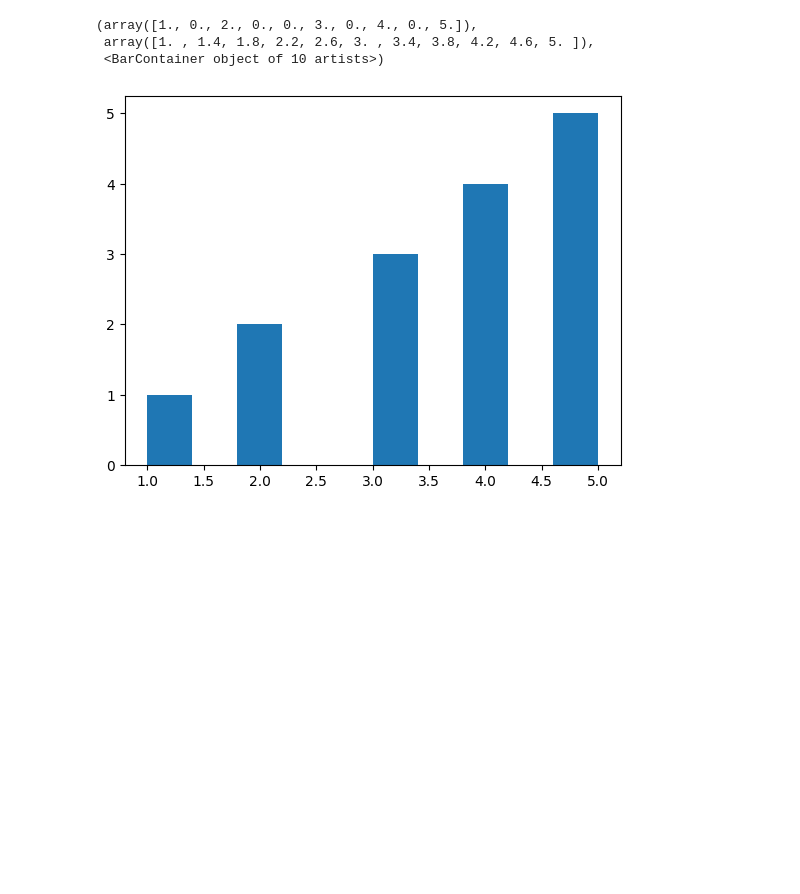
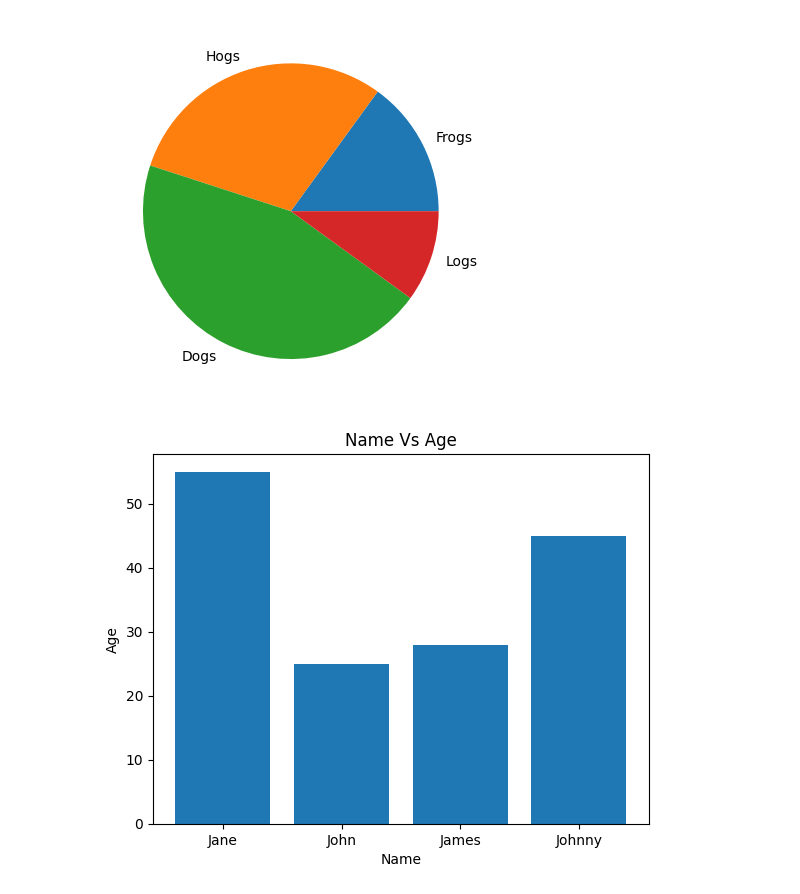
Before and after one commit to bkotu6717/Intellipat-datascience-ai-course, a Jupyter notebook: executive_data_scientist/python/Handson/Data Visualisation/Hands-On 5 – Graphs And Plots.ipynb, the cells around one changed output. Cells and saved outputs as stored; diff of their text form; code cells hidden in the pictures; blank space fills up the shorter version.

```diff
--- a/executive_data_scientist/python/Handson/Data Visualisation/Hands-On 5 – Graphs And Plots.ipynb
+++ b/executive_data_scientist/python/Handson/Data Visualisation/Hands-On 5 – Graphs And Plots.ipynb
@@ -1,17 +1,30 @@
 # %%
 import matplotlib.pyplot as plt
 import numpy as np
 import random
 
 
 # Create histogram for a numpy array
-arr = [1,2,2,3,3,3,4,4,4,4,5,5,5,5,5]
-plt.hist(arr)
+# arr = [1,2,2,3,3,3,4,4,4,4,5,5,5,5,5]
+# plt.hist(arr)
 # plt.show()
 
 # Create a pie chart
+labels = ['Frogs', 'Hogs', 'Dogs', 'Logs']
+sizes = [15,30,45,10]
+plt.pie(sizes, labels=labels)
+plt.show()
+
+# Create a bar Graph
+labels = ['Jane', 'John', 'James', 'Johnny']
+x_pos = np.arange(len(labels))
+data = [55, 25, 28, 45]
+plt.bar(x_pos, data)
+plt.xticks(x_pos, labels=labels)
+plt.xlabel('Name')
+plt.ylabel('Age')
+plt.title('Name Vs Age')
+plt.show()
 # %% [output]
-(array([1., 0., 2., 0., 0., 3., 0., 4., 0., 5.]),
- array([1. , 1.4, 1.8, 2.2, 2.6, 3. , 3.4, 3.8, 4.2, 4.6, 5. ]),
- <BarContainer object of 10 artists>)
-[figure, old version]
+[figure, new version]
+[figure, added]
```
Also changed, not shown: 8 other files.
